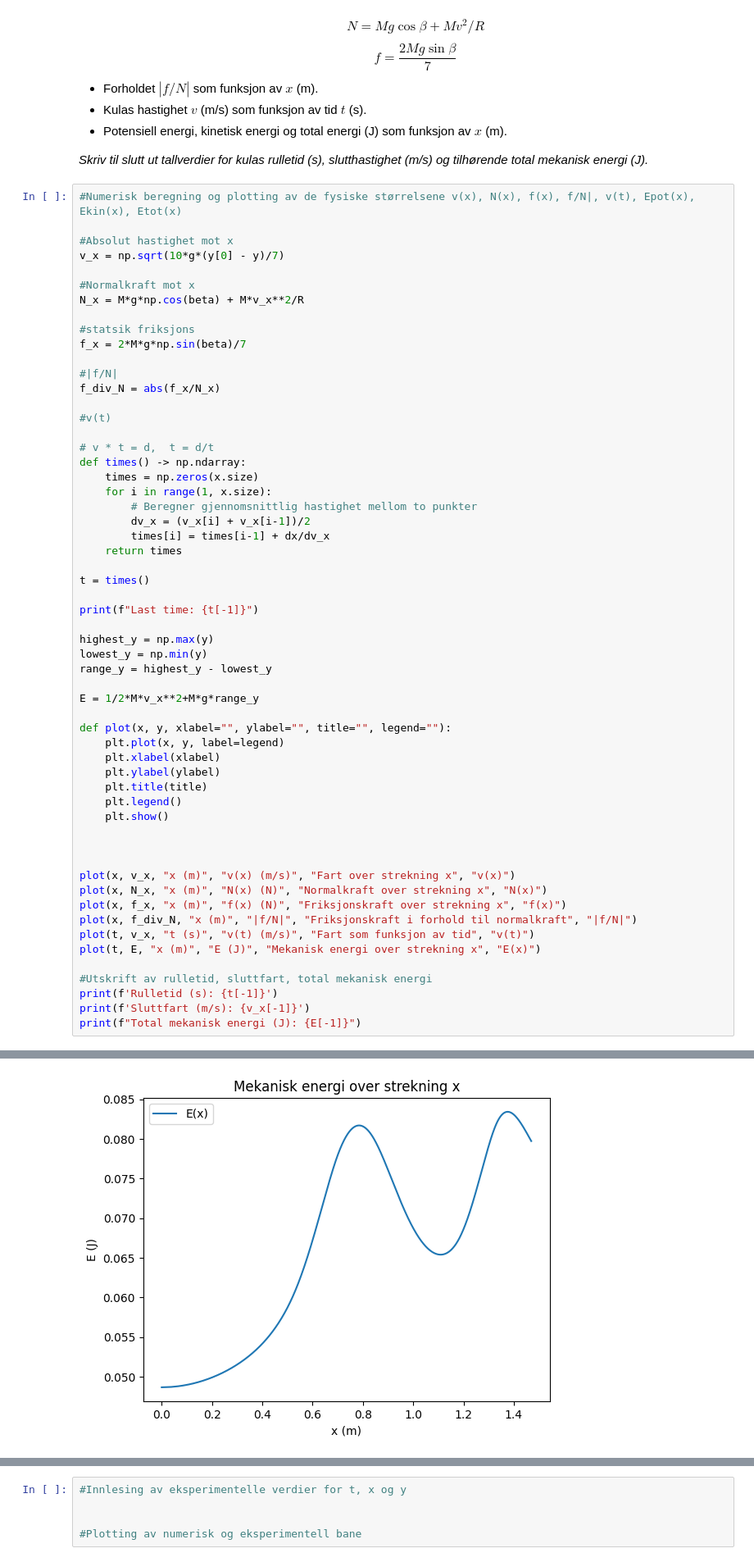
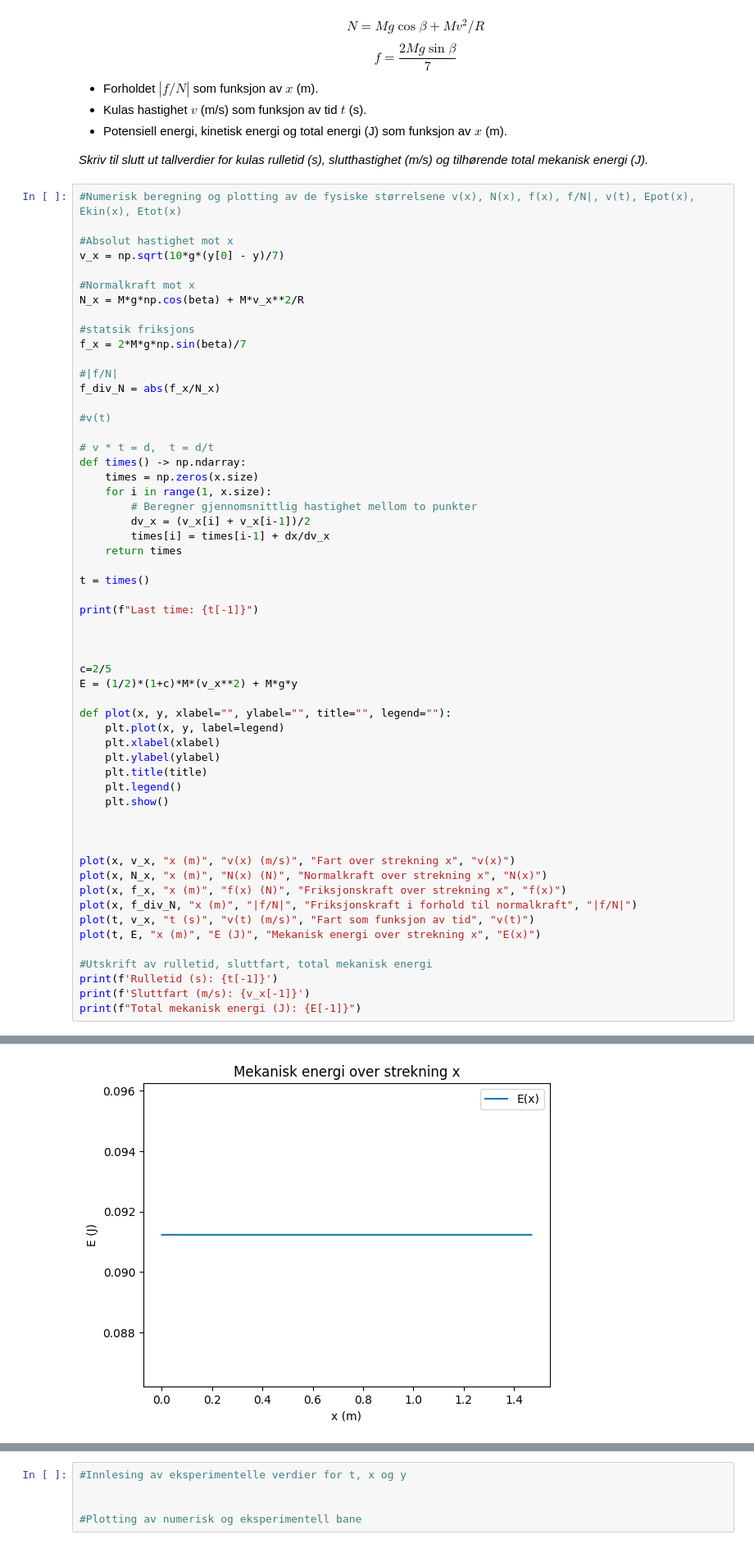
Before and after one commit to SverreNystad/physics-lab, a Jupyter notebook: lab-journal.ipynb, the cells around one changed output, grey strips where cells are left out. Shown at 82% size. Saved outputs shown, nothing was run; the diff lists cells and outputs as text.

```diff
--- a/lab-journal.ipynb
+++ b/lab-journal.ipynb
@@ -252,40 +252,39 @@ t = times()
 
 print(f"Last time: {t[-1]}")
 
-highest_y = np.max(y)
-lowest_y = np.min(y)
-range_y = highest_y - lowest_y
 
-E = 1/2*M*v_x**2+M*g*range_y
+
+c=2/5
+E = (1/2)*(1+c)*M*(v_x**2) + M*g*y
 
 def plot(x, y, xlabel="", ylabel="", title="", legend=""):
     plt.plot(x, y, label=legend)
     plt.xlabel(xlabel)
     plt.ylabel(ylabel)
     plt.title(title)
     plt.legend()
     plt.show()
 
 
 
 plot(x, v_x, "x (m)", "v(x) (m/s)", "Fart over strekning x", "v(x)")
 plot(x, N_x, "x (m)", "N(x) (N)", "Normalkraft over strekning x", "N(x)")
 plot(x, f_x, "x (m)", "f(x) (N)", "Friksjonskraft over strekning x", "f(x)")
 plot(x, f_div_N, "x (m)", "|f/N|", "Friksjonskraft i forhold til normalkraft", "|f/N|")
 plot(t, v_x, "t (s)", "v(t) (m/s)", "Fart som funksjon av tid", "v(t)")
 plot(t, E, "x (m)", "E (J)", "Mekanisk energi over strekning x", "E(x)")
 
 #Utskrift av rulletid, sluttfart, total mekanisk energi
 print(f'Rulletid (s): {t[-1]}')
 print(f'Sluttfart (m/s): {v_x[-1]}')
 print(f"Total mekanisk energi (J): {E[-1]}")
 # %% [output]
 Last time: 1.4693958502560438
 [figure]
 [figure]
 [figure]
 [figure]
 [figure]
-[figure, old version]
+[figure, new version]
 Rulletid (s): 1.4693958502560438
 Sluttfart (m/s): 1.415642206612553
```
Also changed, not shown: parts of 1 cell of this notebook.
